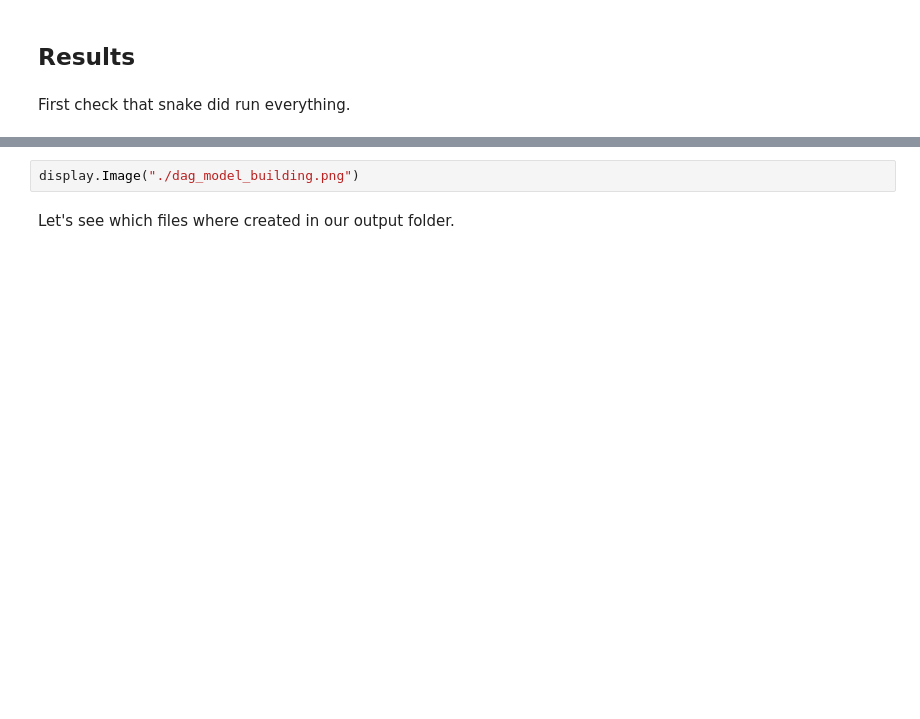
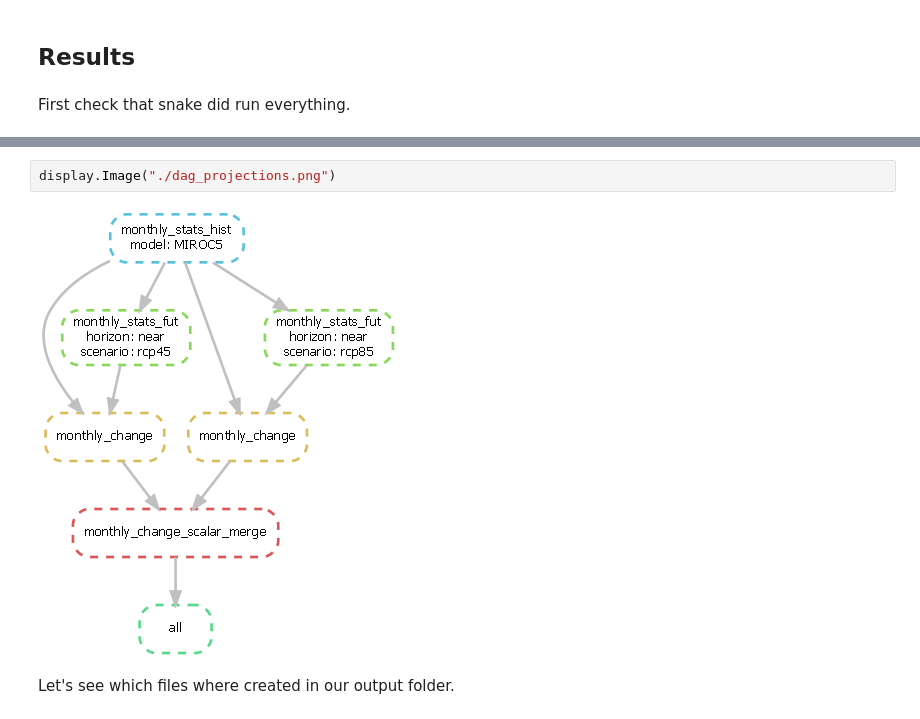
Before and after one commit to Deltares/blueearth_cst, a Jupyter notebook: docs/notebooks/Climate projections.ipynb, the cells around one changed output, grey strips where cells are left out. Drawn from its saved outputs; the diff is of its cells as text; blank space fills up the shorter version.

```diff
--- a/docs/notebooks/Climate projections.ipynb
+++ b/docs/notebooks/Climate projections.ipynb
@@ -94,5 +147,7 @@ First check that snake did run everything.
 # %%
-display.Image("./dag_model_building.png")
+display.Image("./dag_projections.png")
+# %% [output]
+[figure, added]
 # %% [markdown]
 Let's see which files where created in our output folder.
 # %%
```
Also changed, not shown: parts of 9 cells of this notebook, 3 other files.
